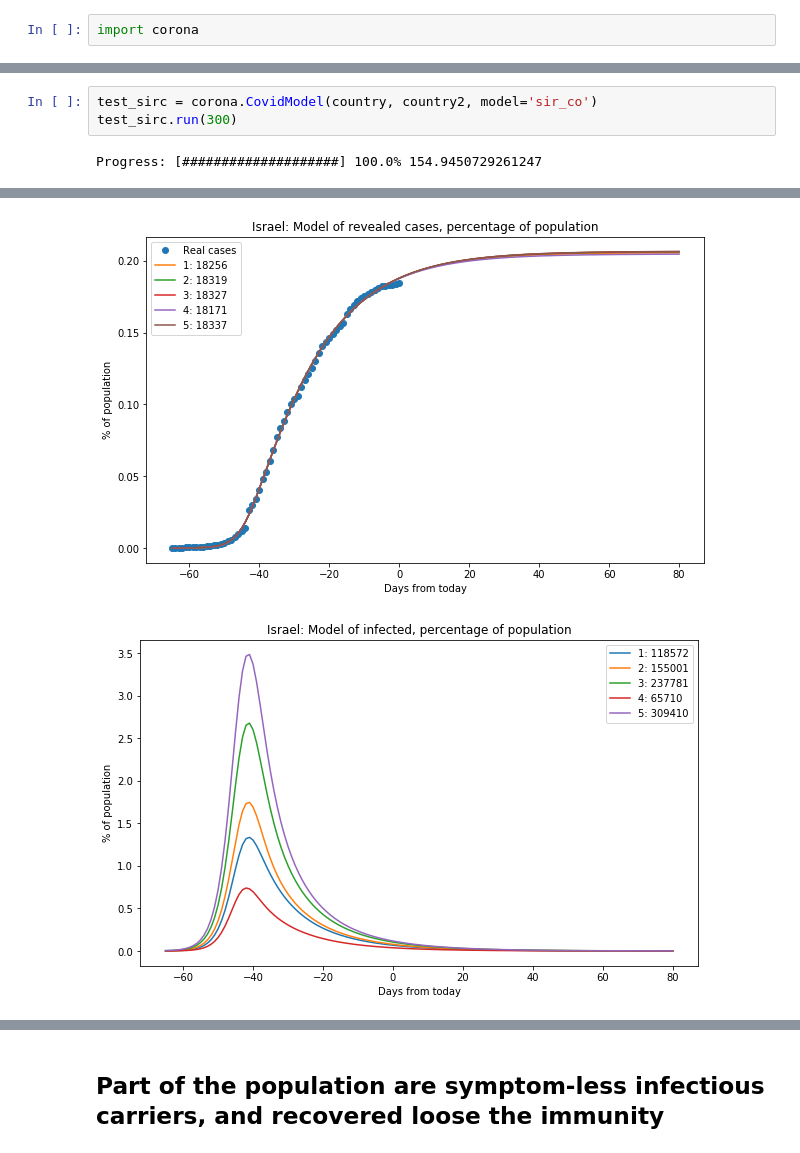
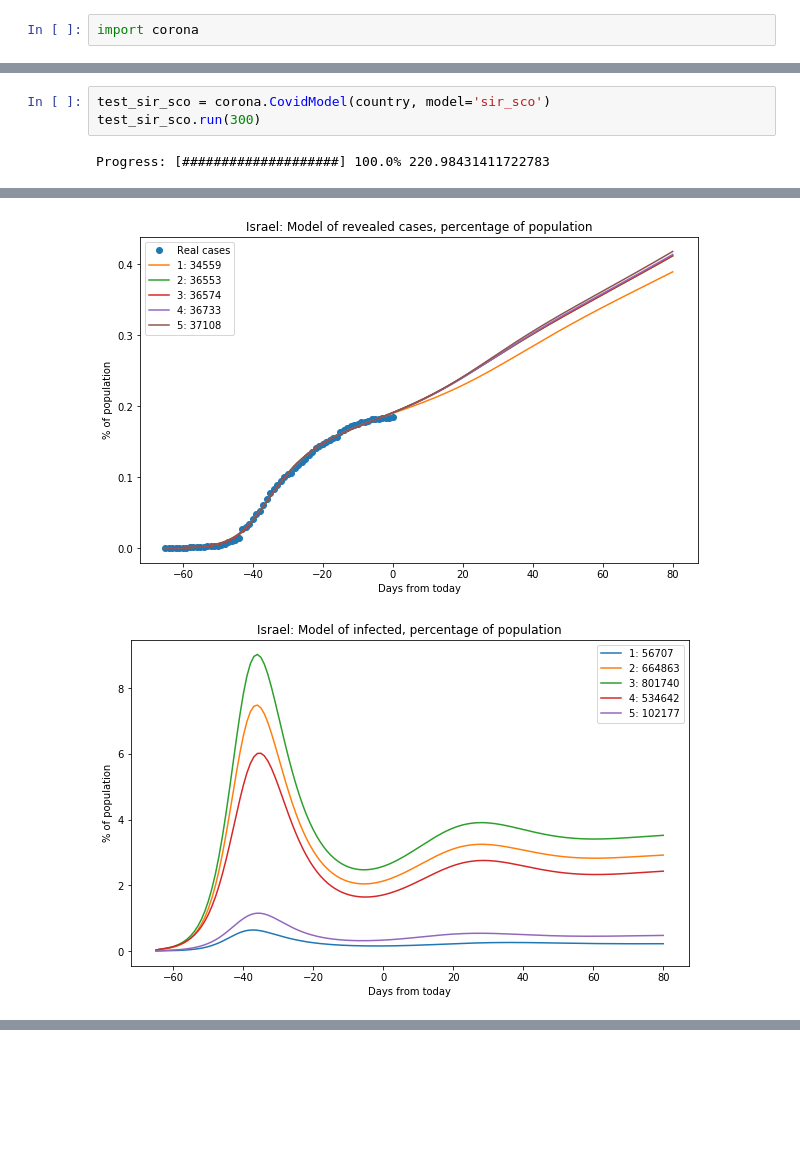
Before and after one commit to pakuula/COVID-19-BO-SIRX, a Jupyter notebook: SIRS-Israel.ipynb, the cells around one changed output, grey strips where cells are left out. Cells and saved outputs as stored; diff of their text form; blank space fills up the shorter version.

```diff
--- a/SIRS-Israel.ipynb
+++ b/SIRS-Israel.ipynb
@@ -144,5 +311,5 @@ Recovered posess immunity
 # %%
-test_sirc = corona.CovidModel(country, country2, model='sir_co')
-test_sirc.run(300)
+test_sir_sco = corona.CovidModel(country, model='sir_sco')
+test_sir_sco.run(300)
 # %% [output]
-Progress: [####################] 100.0% 154.9450729261247
+Progress: [####################] 100.0% 220.98431411722783
@@ -162,2 +329,2 @@ Progress: [####################] 100.0% 154.9450729261247
-[figure, old version]
+[figure, new version]
-[figure, old version]
+[figure, new version]
@@ -165,2 +331,0 @@ Progress: [####################] 100.0% 154.9450729261247
-# %% [markdown]
-## Part of the population are symptom-less infectious carriers, and recovered loose the immunity
```
Also changed, not shown: parts of 35 cells of this notebook, 28 other files.
